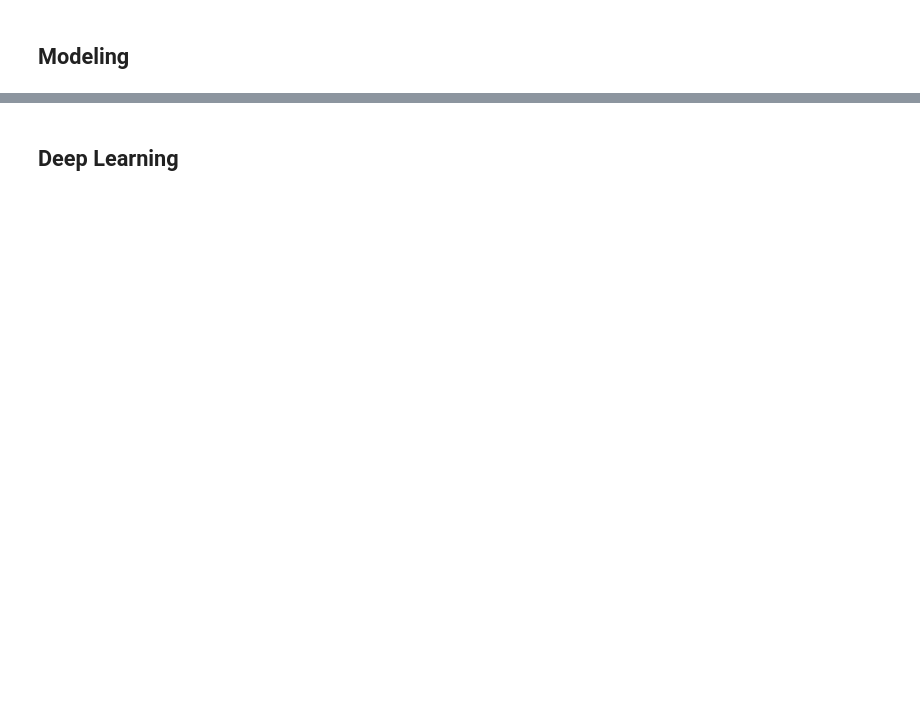
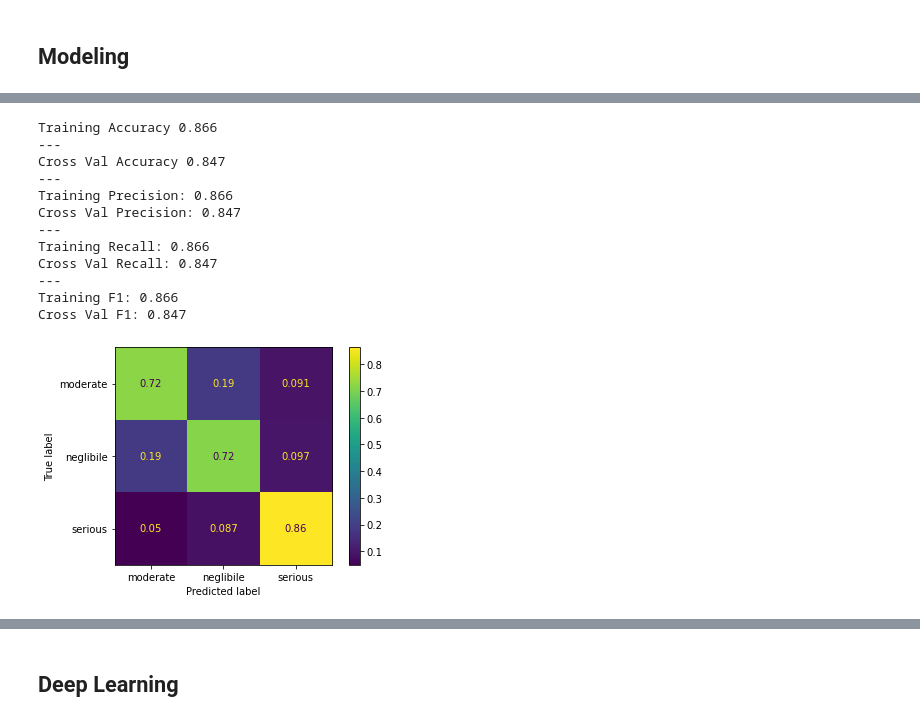
Before and after one commit to robertharrow/detecting-severe-flight-delays, a Jupyter notebook: notebook.ipynb, the cells around one changed output, grey strips where cells are left out. Drawn from its saved outputs; the diff is of its cells as text; code cells hidden in the pictures; blank space fills up the shorter version.

```diff
--- a/notebook.ipynb
+++ b/notebook.ipynb
@@ -709,0 +1060,4 @@ class_weights_dl = {0: 1.5816369566439858,
+# %%
+from sklearn.utils.class_weight import compute_sample_weight
+class_weights_xgb = compute_sample_weight(class_weight='balanced', y=y_train)
+class_weights_xgb
@@ -784,0 +1240,22 @@ Cross Val F1: 0.393
+# %%
+xg_balanced_pipe = Pipeline([
+    ('my_xgb_clf', xgb.XGBClassifier()),
+])
+
+xg_balanced_pipe.fit(preprocessed_data, y_train, my_xgb_clf__sample_weight=class_weights_xgb)
+
+model_performance(xg_balanced_pipe, preprocessed_data, y_train)
+# %% [output]
+Training Accuracy 0.866
+---
+Cross Val Accuracy 0.847
+---
+Training Precision: 0.866
+Cross Val Precision: 0.847
+---
+Training Recall: 0.866
+Cross Val Recall: 0.847
+---
+Training F1: 0.866
+Cross Val F1: 0.847
+[figure, added]
```
Also changed, not shown: parts of 107 cells of this notebook, 1 other file.
